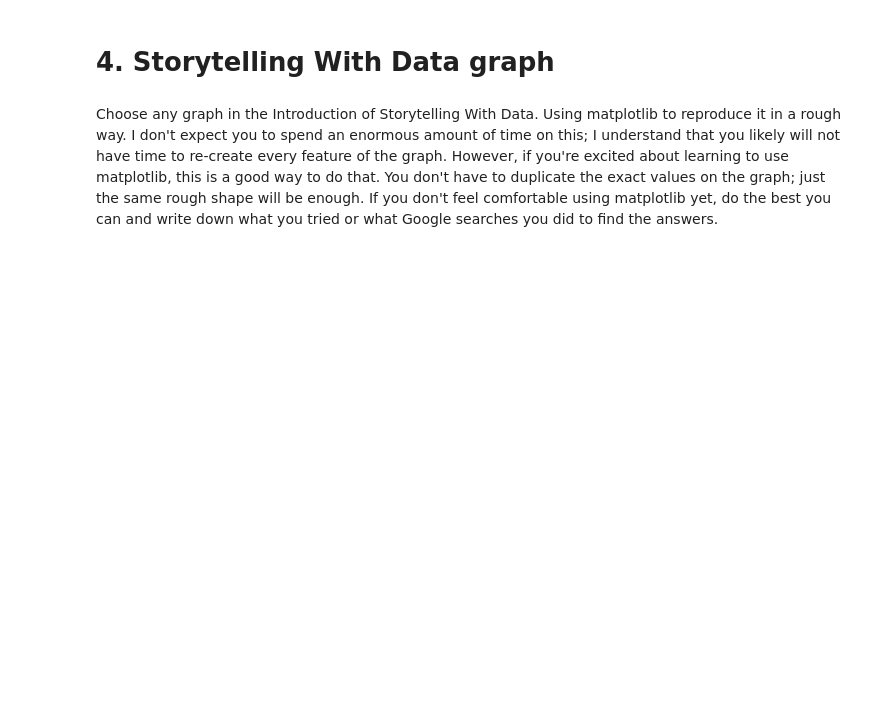
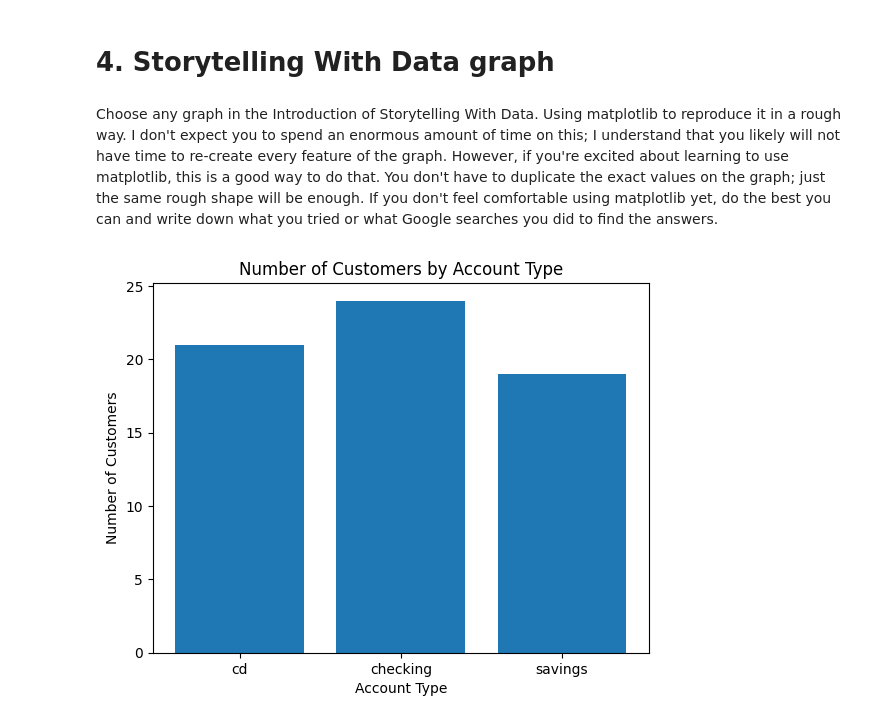
Before and after one commit to makenna-e/bu-cds-dx699s-summer-2025-assignments, a Jupyter notebook: OMDS-ModB2-Week1-Ehrlich-Makenna.ipynb, the cells around one changed output. Saved outputs shown, nothing was run; the diff lists cells and outputs as text; code cells hidden in the pictures; blank space fills up the shorter version.

```diff
--- a/OMDS-ModB2-Week1-Ehrlich-Makenna.ipynb
+++ b/OMDS-ModB2-Week1-Ehrlich-Makenna.ipynb
@@ -330,3 +548,13 @@ ax.set_xlabel("Birth Date") # label the x axis
 # 4. Storytelling With Data graph
 # %% [markdown]
 Choose any graph in the Introduction of Storytelling With Data.  Using matplotlib to reproduce it in a rough way.  I don't expect you to spend an enormous amount of time on this; I understand that you likely will not have time to re-create every feature of the graph.  However, if you're excited about learning to use matplotlib, this is a good way to do that.  You don't have to duplicate the exact values on the graph; just the same rough shape will be enough.  If you don't feel comfortable using matplotlib yet, do the best you can and write down what you tried or what Google searches you did to find the answers.
+# %%
+account_type_counts = df_bank_unique[['cd', 'checking', 'savings']].sum()
+
+plt.bar(account_type_counts.index, account_type_counts.values)
+plt.title("Number of Customers by Account Type")
+plt.xlabel("Account Type")
+plt.ylabel("Number of Customers")
+plt.show()
+# %% [output]
+[figure, added]
```
Also changed, not shown: parts of 19 cells of this notebook.
